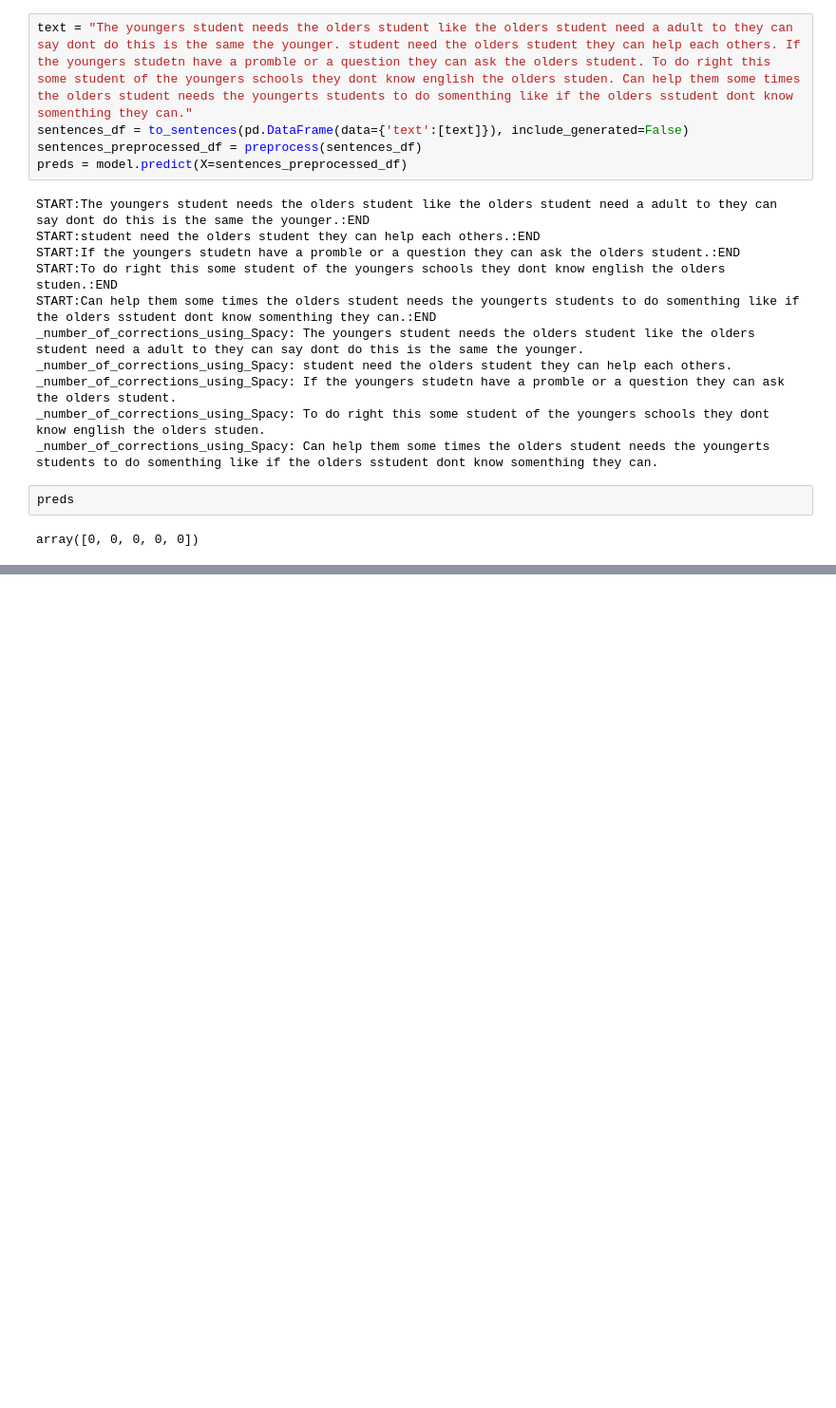
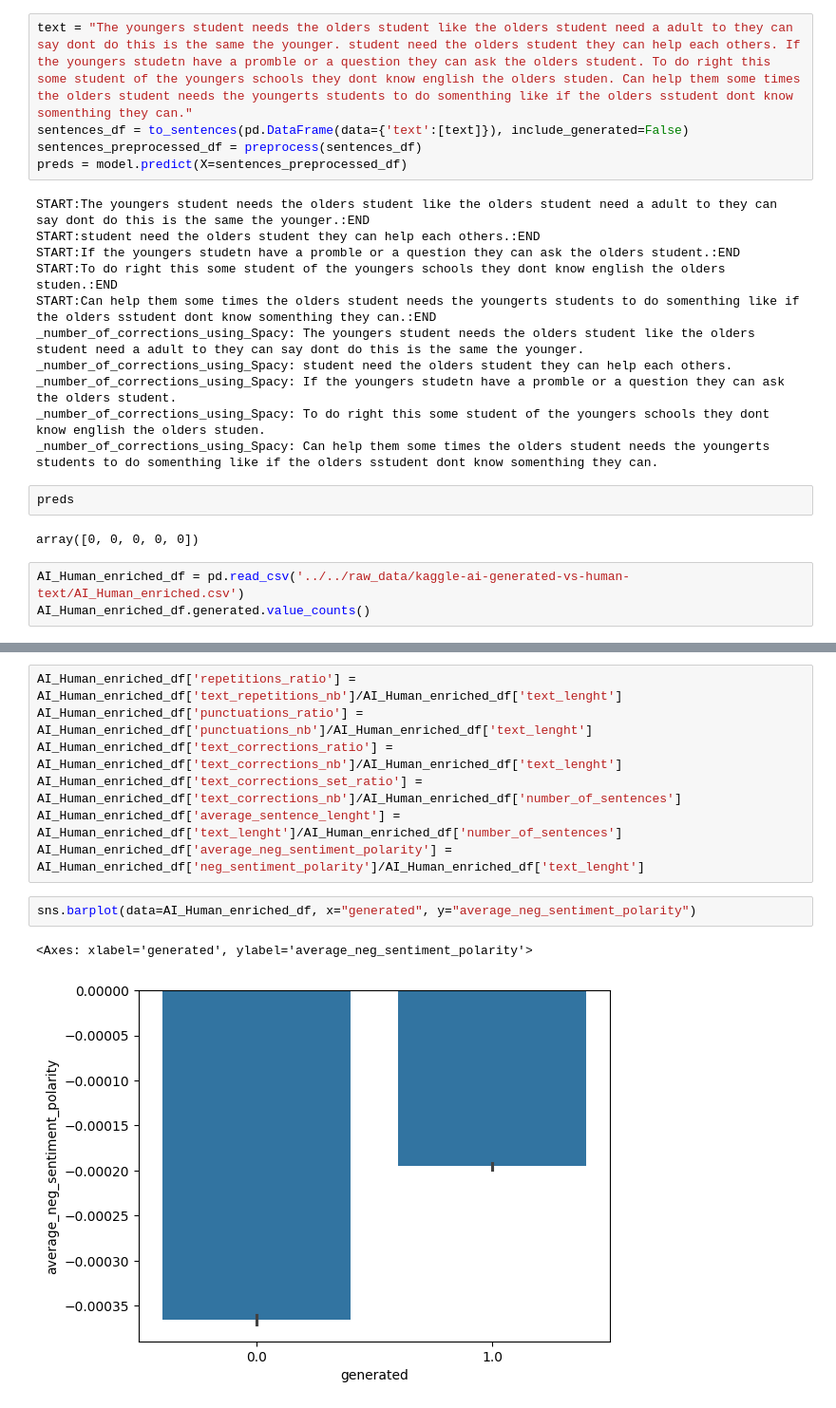
Before and after one commit to yukaberry/detect_ai_content, a Jupyter notebook: notebooks/texts/jerome_texts_full_texts.ipynb, the cells around one changed output, grey strips where cells are left out. Shown at 95% size. Saved outputs shown, nothing was run; the diff lists cells and outputs as text; blank space fills up the shorter version.

```diff
--- a/notebooks/texts/jerome_texts_full_texts.ipynb
+++ b/notebooks/texts/jerome_texts_full_texts.ipynb
@@ -74,3 +84,6 @@ _number_of_corrections_using_Spacy: Can help them some times the olders student
 preds
 # %% [output]
 array([0, 0, 0, 0, 0])
+# %%
+AI_Human_enriched_df = pd.read_csv('../../raw_data/kaggle-ai-generated-vs-human-text/AI_Human_enriched.csv')
+AI_Human_enriched_df.generated.value_counts()
@@ -76,0 +103,12 @@ array([0, 0, 0, 0, 0])
+# %%
+AI_Human_enriched_df['repetitions_ratio'] = AI_Human_enriched_df['text_repetitions_nb']/AI_Human_enriched_df['text_lenght']
+AI_Human_enriched_df['punctuations_ratio'] = AI_Human_enriched_df['punctuations_nb']/AI_Human_enriched_df['text_lenght']
+AI_Human_enriched_df['text_corrections_ratio'] = AI_Human_enriched_df['text_corrections_nb']/AI_Human_enriched_df['text_lenght']
+AI_Human_enriched_df['text_corrections_set_ratio'] = AI_Human_enriched_df['text_corrections_nb']/AI_Human_enriched_df['number_of_sentences']
+AI_Human_enriched_df['average_sentence_lenght'] = AI_Human_enriched_df['text_lenght']/AI_Human_enriched_df['number_of_sentences']
+AI_Human_enriched_df['average_neg_sentiment_polarity'] = AI_Human_enriched_df['neg_sentiment_polarity']/AI_Human_enriched_df['text_lenght']
+# %%
+sns.barplot(data=AI_Human_enriched_df, x="generated", y="average_neg_sentiment_polarity")
+# %% [output]
+<Axes: xlabel='generated', ylabel='average_neg_sentiment_polarity'>
+[figure, added]
```
Also changed, not shown: parts of 18 cells of this notebook, 5 other files.
